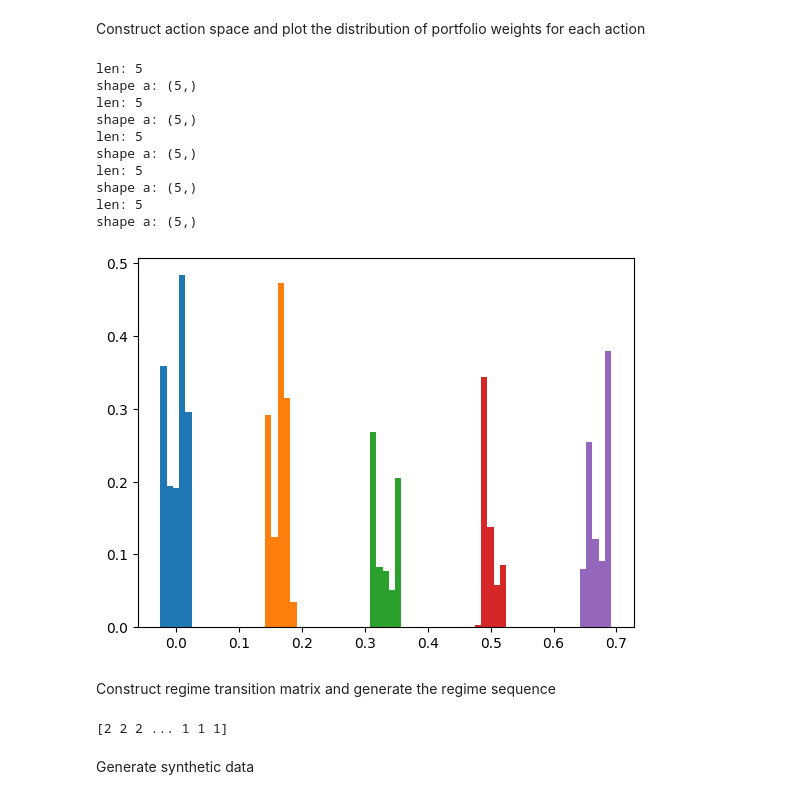
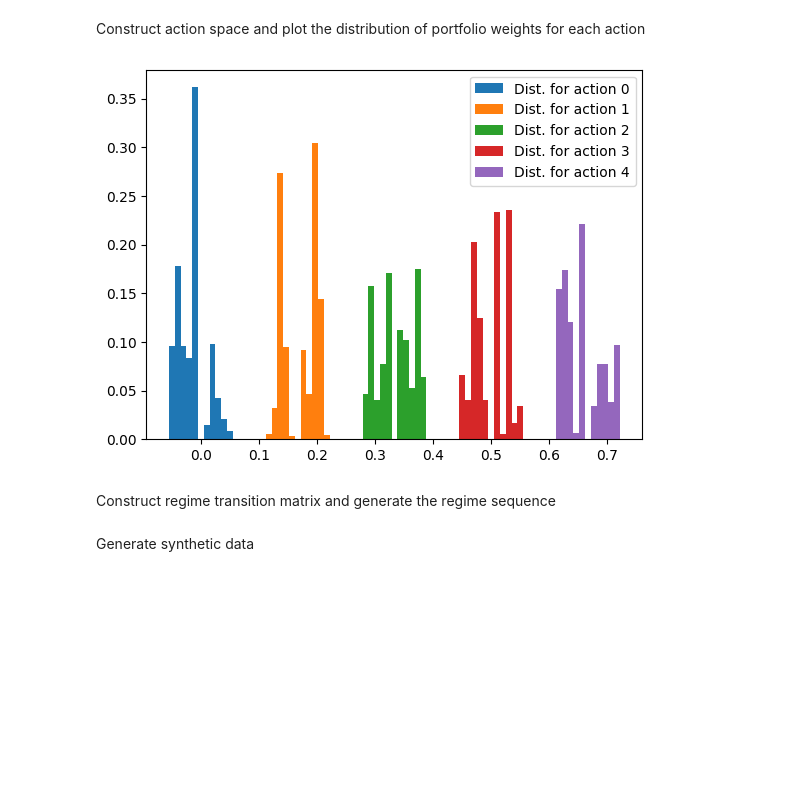
Before and after one commit to tobiasocula/Q-Learning-Implementations, a Jupyter notebook: DeepQLearning/simple_dqn.ipynb, the cells around one changed output. Drawn from its saved outputs; the diff is of its cells as text; code cells hidden in the pictures; blank space fills up the shorter version.

Commit message:
fixed the real data example

```diff
--- a/DeepQLearning/simple_dqn.ipynb
+++ b/DeepQLearning/simple_dqn.ipynb
@@ -12,50 +9,39 @@ KeyboardInterrupt:
 Construct action space and plot the distribution of portfolio weights for each action
 # %%
 a = 5 # size of action space
-n = 5 # num asssets
+n = 10 # num asssets
 
 # shape (n, a)
+# we want rowsums to equal 1, therefor a dirichlet distribution is optimal here
 A = np.random.dirichlet(np.full(n, 1), a)
 # rowsums are 1
 fig, ax = plt.subplots() # x axis is actions (a)
 
 width = 1 / (2 * a * n) - 0.01
 gap = 0.01
 offsets = (np.arange(a) - (a - 1) / 2) * width
 
 n_even = n % 2 == 0
 
 for i in range(a):
 
     c = i / (a + 1)
 
     xvalues1 = [c - i*gap for i in range(1, n // 2 + 1)]
     xvalues2 = [c + i*gap for i in range(1, n // 2 + 1)]
-    print('len:', len(xvalues1) * 2 if n_even else len(xvalues1) * 2 + 1)
-    print('shape a:', A[:, i].shape)
     if not n_even:
-        ax.bar(xvalues1 + [c] + xvalues2, A[:, i], width=gap)
+        ax.bar(xvalues1 + [c] + xvalues2, A[i, :], width=gap, label=f"Dist. for action {i}")
     else:
-        ax.bar(xvalues1 + xvalues2, A[:, i], width=gap)
+        ax.bar(xvalues1 + xvalues2, A[i, :], width=gap, label=f"Dist. for action {i}")
 
+plt.legend()
 plt.show()
 # %% [output]
-len: 5
-shape a: (5,)
-len: 5
-shape a: (5,)
-len: 5
-shape a: (5,)
-len: 5
-shape a: (5,)
-len: 5
-shape a: (5,)
-[figure, old version]
+[figure, new version]
 # %% [markdown]
 Construct regime transition matrix and generate the regime sequence
 # %%
-
-m = 3 # action space
+m = 3 # num regimes
 M = np.array([
     [0.95, 0.05, 0.00],
     [0.06, 0.91, 0.03],
@@ -67,6 +53,9 @@ init_regime_prob_dist = [0.7, 0.15, 0.15]
 T = 1000
 T_test = 200
 
+# construct regime sequence
+# regime sequence is purely needed for synthetic data creation,
+# as we need different parameters for the Heston model per regime
 regime = np.random.choice(range(m), p=init_regime_prob_dist)
 true_regimes_total = np.empty(T + T_test, dtype=int)
 true_regimes_total[0] = regime
@@ -74,10 +63,6 @@ for t in range(1, T + T_test):
     next_regime = np.random.choice(range(m), p=M[regime, :])
     true_regimes_total[t] = next_regime
     regime = next_regime
-
-print(true_regimes_total)
-# %% [output]
-[2 2 2 ... 1 1 1]
 # %% [markdown]
 Generate synthetic data
 # %%
```
Also changed, not shown: parts of 8 cells of this notebook, 25 other files.
